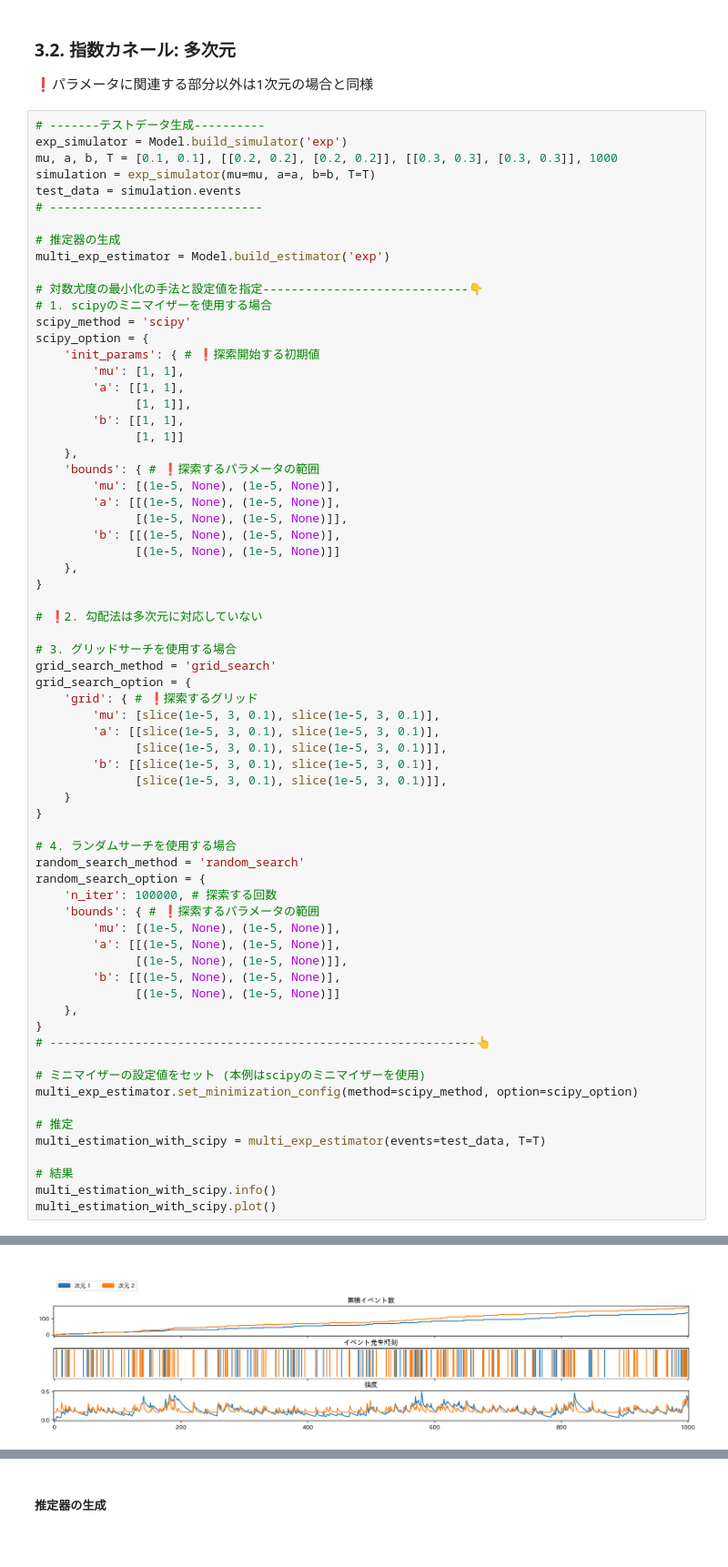
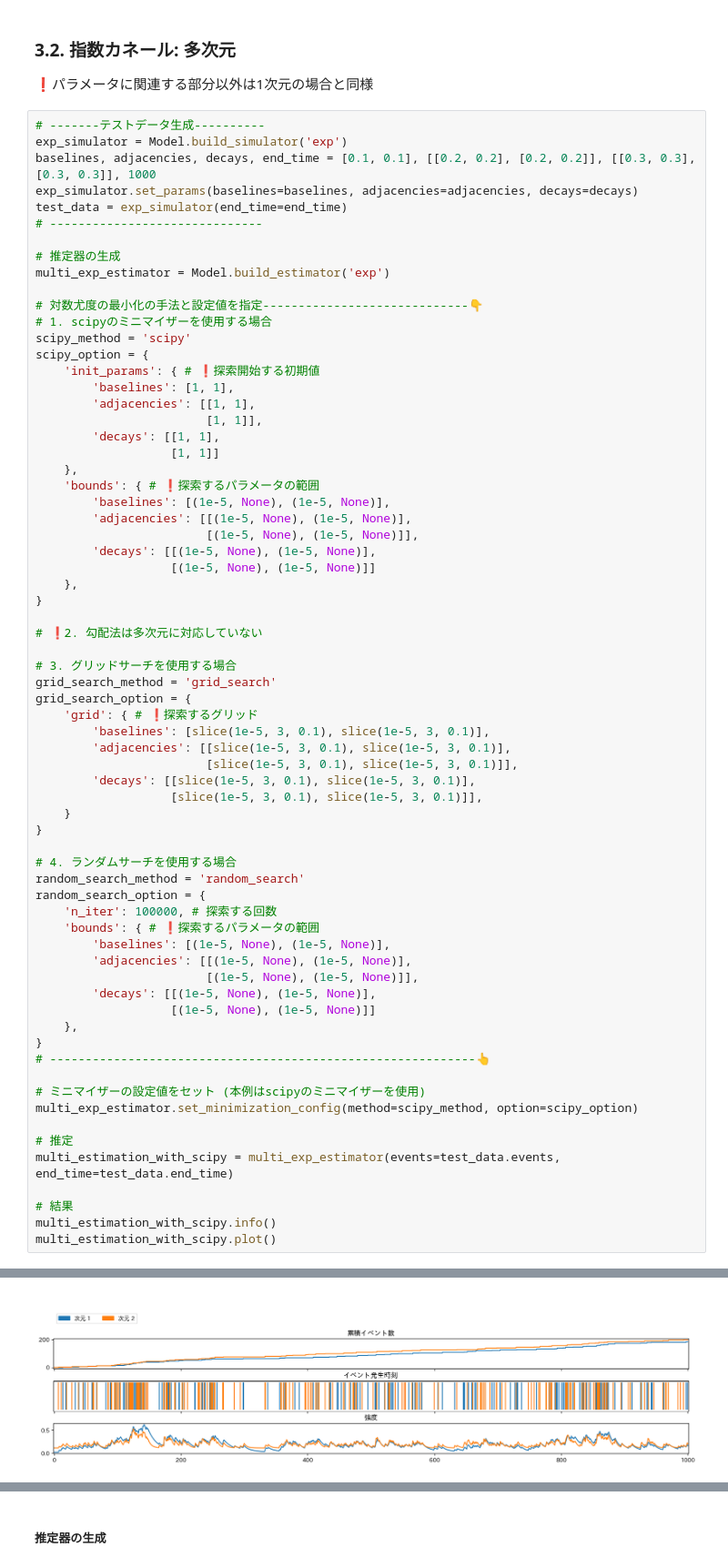
Before and after one commit to s-kojima1227/hp, a Jupyter notebook: tutorial.ipynb, the cells around one changed output, grey strips where cells are left out. Shown: that part at 91% size. Drawn from its saved outputs; the diff is of its cells as text.

```diff
--- a/tutorial.ipynb
+++ b/tutorial.ipynb
@@ -204,9 +236,9 @@ estimation_with_scipy.plot()
 # %%
 # -------テストデータ生成----------
 exp_simulator = Model.build_simulator('exp')
-mu, a, b, T = [0.1, 0.1], [[0.2, 0.2], [0.2, 0.2]], [[0.3, 0.3], [0.3, 0.3]], 1000
-simulation = exp_simulator(mu=mu, a=a, b=b, T=T)
-test_data = simulation.events
+baselines, adjacencies, decays, end_time = [0.1, 0.1], [[0.2, 0.2], [0.2, 0.2]], [[0.3, 0.3], [0.3, 0.3]], 1000
+exp_simulator.set_params(baselines=baselines, adjacencies=adjacencies, decays=decays)
+test_data = exp_simulator(end_time=end_time)
 # ------------------------------
 
 # 推定器の生成
@@ -217,18 +249,18 @@ multi_exp_estimator = Model.build_estimator('exp')
 scipy_method = 'scipy'
 scipy_option = {
     'init_params': { # ❗探索開始する初期値
-        'mu': [1, 1],
-        'a': [[1, 1],
-              [1, 1]],
-        'b': [[1, 1],
-              [1, 1]]
+        'baselines': [1, 1],
+        'adjacencies': [[1, 1],
+                        [1, 1]],
+        'decays': [[1, 1],
+                   [1, 1]]
     },
     'bounds': { # ❗探索するパラメータの範囲
-        'mu': [(1e-5, None), (1e-5, None)],
-        'a': [[(1e-5, None), (1e-5, None)],
-              [(1e-5, None), (1e-5, None)]],
-        'b': [[(1e-5, None), (1e-5, None)],
-              [(1e-5, None), (1e-5, None)]]
+        'baselines': [(1e-5, None), (1e-5, None)],
+        'adjacencies': [[(1e-5, None), (1e-5, None)],
+                        [(1e-5, None), (1e-5, None)]],
+        'decays': [[(1e-5, None), (1e-5, None)],
+                   [(1e-5, None), (1e-5, None)]]
     },
 }
 
@@ -238,11 +270,11 @@ scipy_option = {
 grid_search_method = 'grid_search'
 grid_search_option = {
     'grid': { # ❗探索するグリッド
-        'mu': [slice(1e-5, 3, 0.1), slice(1e-5, 3, 0.1)],
-        'a': [[slice(1e-5, 3, 0.1), slice(1e-5, 3, 0.1)],
-              [slice(1e-5, 3, 0.1), slice(1e-5, 3, 0.1)]],
-        'b': [[slice(1e-5, 3, 0.1), slice(1e-5, 3, 0.1)],
-              [slice(1e-5, 3, 0.1), slice(1e-5, 3, 0.1)]],
+        'baselines': [slice(1e-5, 3, 0.1), slice(1e-5, 3, 0.1)],
+        'adjacencies': [[slice(1e-5, 3, 0.1), slice(1e-5, 3, 0.1)],
+                        [slice(1e-5, 3, 0.1), slice(1e-5, 3, 0.1)]],
+        'decays': [[slice(1e-5, 3, 0.1), slice(1e-5, 3, 0.1)],
+                   [slice(1e-5, 3, 0.1), slice(1e-5, 3, 0.1)]],
     }
 }
 
@@ -251,11 +283,11 @@ random_search_method = 'random_search'
 random_search_option = {
     'n_iter': 100000, # 探索する回数
     'bounds': { # ❗探索するパラメータの範囲
-        'mu': [(1e-5, None), (1e-5, None)],
-        'a': [[(1e-5, None), (1e-5, None)],
-              [(1e-5, None), (1e-5, None)]],
-        'b': [[(1e-5, None), (1e-5, None)],
-              [(1e-5, None), (1e-5, None)]]
+        'baselines': [(1e-5, None), (1e-5, None)],
+        'adjacencies': [[(1e-5, None), (1e-5, None)],
+                        [(1e-5, None), (1e-5, None)]],
+        'decays': [[(1e-5, None), (1e-5, None)],
+                   [(1e-5, None), (1e-5, None)]]
     },
 }
 # ------------------------------------------------------------👆
@@ -264,7 +296,7 @@ random_search_option = {
 multi_exp_estimator.set_minimization_config(method=scipy_method, option=scipy_option)
 
 # 推定
-multi_estimation_with_scipy = multi_exp_estimator(events=test_data, T=T)
+multi_estimation_with_scipy = multi_exp_estimator(events=test_data.events, end_time=test_data.end_time)
 
 # 結果
 multi_estimation_with_scipy.info()
@@ -290,4 +322,4 @@ multi_estimation_with_scipy.plot()
-[figure, old version]
+[figure, new version]
 # %% [markdown]
 ### 3.3. べき分布カネール: 1次元・多次元
 
```
Also changed, not shown: parts of 15 cells of this notebook, 4 other files.
